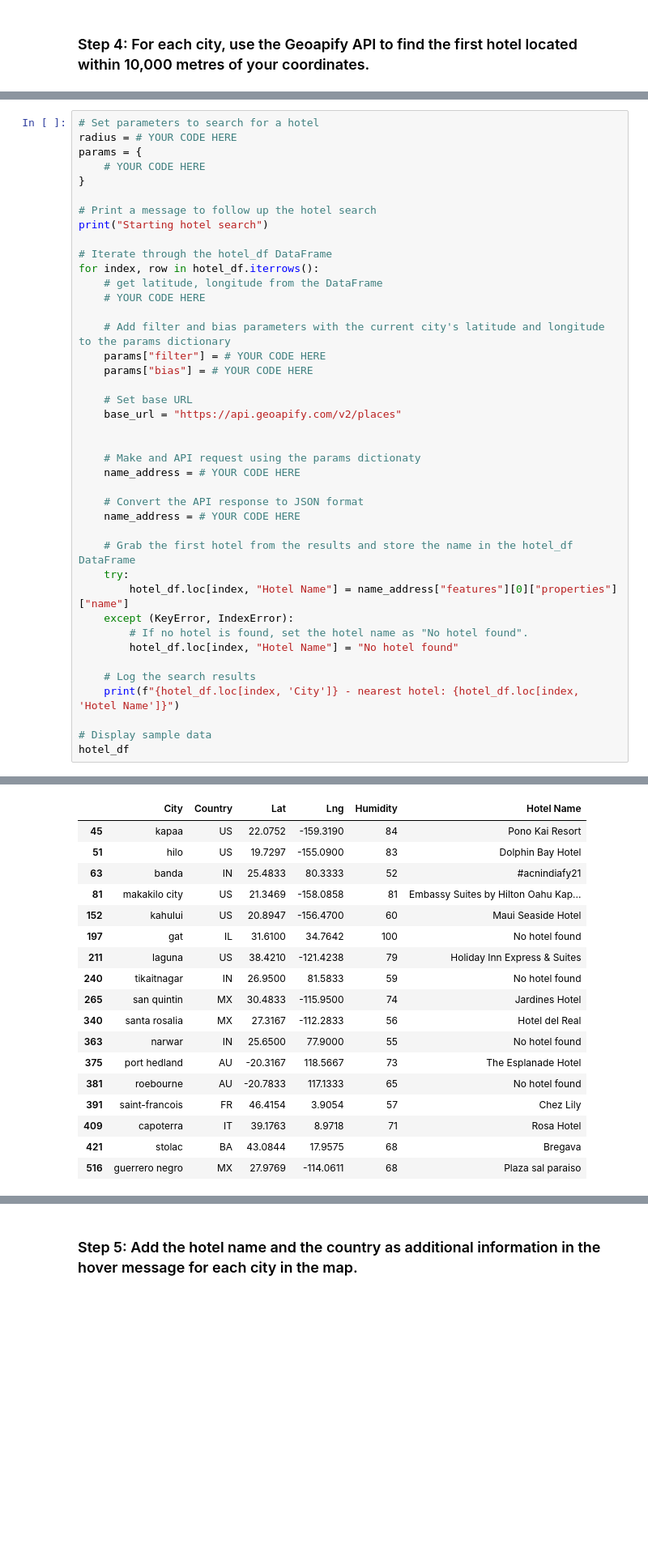
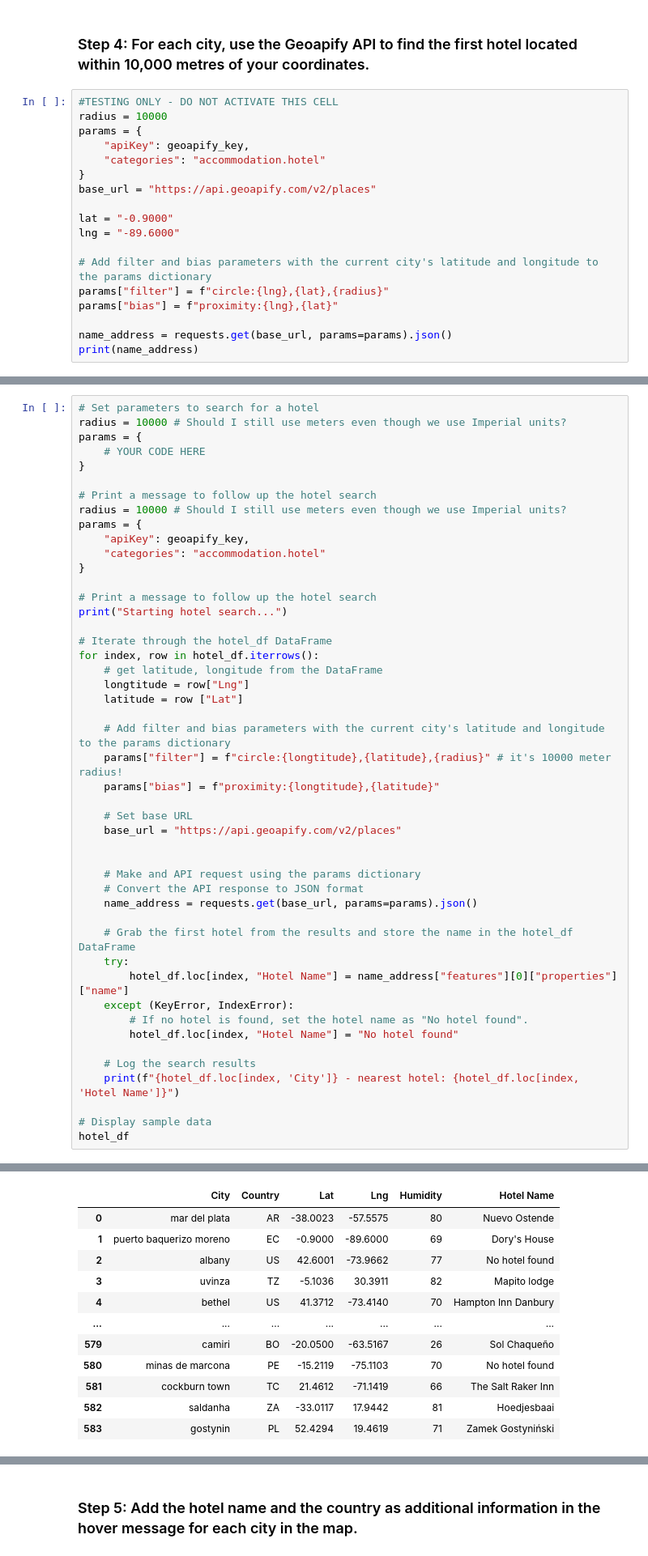
Before and after one commit to rabellan/python-api-challenge, a Jupyter notebook: VacationPy.ipynb, the cells around one changed output, grey strips where cells are left out. Shown: that part at 81% size. Saved outputs shown, nothing was run; the diff lists cells and outputs as text; blank space fills up the shorter version.

Commit message:
Updated VacationPy. Added mat_plot codes for mapping the hotels to params

```diff
--- a/VacationPy.ipynb
+++ b/VacationPy.ipynb
@@ -104,2 +104,20 @@ city_data_df.head()
 # %% [markdown]
 ### Step 4: For each city, use the Geoapify API to find the first hotel located within 10,000 metres of your coordinates.
+# %%
+#TESTING ONLY - DO NOT ACTIVATE THIS CELL
+radius = 10000
+params = {
+    "apiKey": geoapify_key,
+    "categories": "accommodation.hotel"
+}
+base_url = "https://api.geoapify.com/v2/places"
+
+lat = "-0.9000"
+lng = "-89.6000"
+
+# Add filter and bias parameters with the current city's latitude and longitude to the params dictionary
+params["filter"] = f"circle:{lng},{lat},{radius}"
+params["bias"] = f"proximity:{lng},{lat}"
+
+name_address = requests.get(base_url, params=params).json()
+print(name_address)
@@ -106,31 +126,37 @@ city_data_df.head()
 # %%
 # Set parameters to search for a hotel
-radius = # YOUR CODE HERE
+radius = 10000 # Should I still use meters even though we use Imperial units?
 params = {
     # YOUR CODE HERE
 }
 
 # Print a message to follow up the hotel search
-print("Starting hotel search")
+radius = 10000 # Should I still use meters even though we use Imperial units?
+params = {
+    "apiKey": geoapify_key,
+    "categories": "accommodation.hotel"
+}
+
+# Print a message to follow up the hotel search
+print("Starting hotel search...")
 
 # Iterate through the hotel_df DataFrame
 for index, row in hotel_df.iterrows():
     # get latitude, longitude from the DataFrame
-    # YOUR CODE HERE
+    longtitude = row["Lng"]
+    latitude = row ["Lat"]
 
     # Add filter and bias parameters with the current city's latitude and longitude to the params dictionary
-    params["filter"] = # YOUR CODE HERE
-    params["bias"] = # YOUR CODE HERE
+    params["filter"] = f"circle:{longtitude},{latitude},{radius}" # it's 10000 meter radius!
+    params["bias"] = f"proximity:{longtitude},{latitude}"
 
     # Set base URL
     base_url = "https://api.geoapify.com/v2/places"
 
 
-    # Make and API request using the params dictionaty
-    name_address = # YOUR CODE HERE
-
+    # Make and API request using the params dictionary
     # Convert the API response to JSON format
-    name_address = # YOUR CODE HERE
+    name_address = requests.get(base_url, params=params).json()
 
     # Grab the first hotel from the results and store the name in the hotel_df DataFrame
     try:
@@ -166,18 +191,12 @@ guerrero negro - nearest hotel: Plaza sal paraiso
 |  | City | Country | Lat | Lng | Humidity | Hotel Name |
-| 45 | kapaa | US | 22.0752 | -159.3190 | 84 | Pono Kai Resort |
-| 51 | hilo | US | 19.7297 | -155.0900 | 83 | Dolphin Bay Hotel |
-| 63 | banda | IN | 25.4833 | 80.3333 | 52 | #acnindiafy21 |
-| 81 | makakilo city | US | 21.3469 | -158.0858 | 81 | Embassy Suites by Hilton Oahu Kap... |
-| 152 | kahului | US | 20.8947 | -156.4700 | 60 | Maui Seaside Hotel |
-| 197 | gat | IL | 31.6100 | 34.7642 | 100 | No hotel found |
-| 211 | laguna | US | 38.4210 | -121.4238 | 79 | Holiday Inn Express & Suites |
-| 240 | tikaitnagar | IN | 26.9500 | 81.5833 | 59 | No hotel found |
-| 265 | san quintin | MX | 30.4833 | -115.9500 | 74 | Jardines Hotel |
-| 340 | santa rosalia | MX | 27.3167 | -112.2833 | 56 | Hotel del Real |
-| 363 | narwar | IN | 25.6500 | 77.9000 | 55 | No hotel found |
-| 375 | port hedland | AU | -20.3167 | 118.5667 | 73 | The Esplanade Hotel |
-| 381 | roebourne | AU | -20.7833 | 117.1333 | 65 | No hotel found |
-| 391 | saint-francois | FR | 46.4154 | 3.9054 | 57 | Chez Lily |
-| 409 | capoterra | IT | 39.1763 | 8.9718 | 71 | Rosa Hotel |
-| 421 | stolac | BA | 43.0844 | 17.9575 | 68 | Bregava |
-| 516 | guerrero negro | MX | 27.9769 | -114.0611 | 68 | Plaza sal paraiso |
+| 0 | mar del plata | AR | -38.0023 | -57.5575 | 80 | Nuevo Ostende |
+| 1 | puerto baquerizo moreno | EC | -0.9000 | -89.6000 | 69 | Dory's House |
+| 2 | albany | US | 42.6001 | -73.9662 | 77 | No hotel found |
+| 3 | uvinza | TZ | -5.1036 | 30.3911 | 82 | Mapito lodge |
+| 4 | bethel | US | 41.3712 | -73.4140 | 70 | Hampton Inn Danbury |
+| ... | ... | ... | ... | ... | ... | ... |
+| 579 | camiri | BO | -20.0500 | -63.5167 | 26 | Sol Chaqueño |
+| 580 | minas de marcona | PE | -15.2119 | -75.1103 | 70 | No hotel found |
+| 581 | cockburn town | TC | 21.4612 | -71.1419 | 66 | The Salt Raker Inn |
+| 582 | saldanha | ZA | -33.0117 | 17.9442 | 81 | Hoedjesbaai |
+| 583 | gostynin | PL | 52.4294 | 19.4619 | 71 | Zamek Gostyniński |
```
Also changed, not shown: parts of 10 cells of this notebook, 1 other file.
